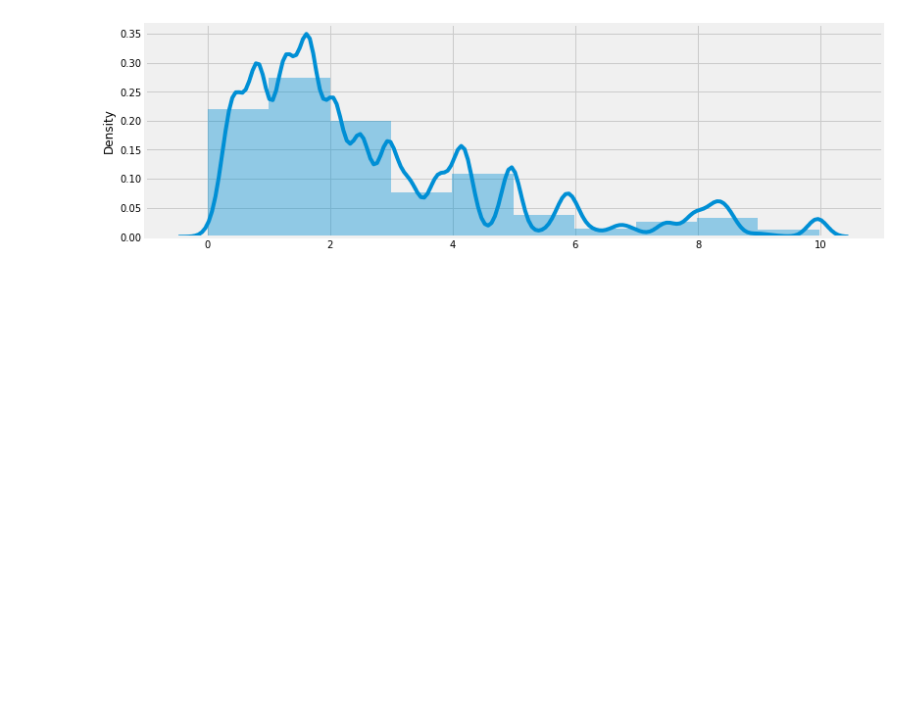
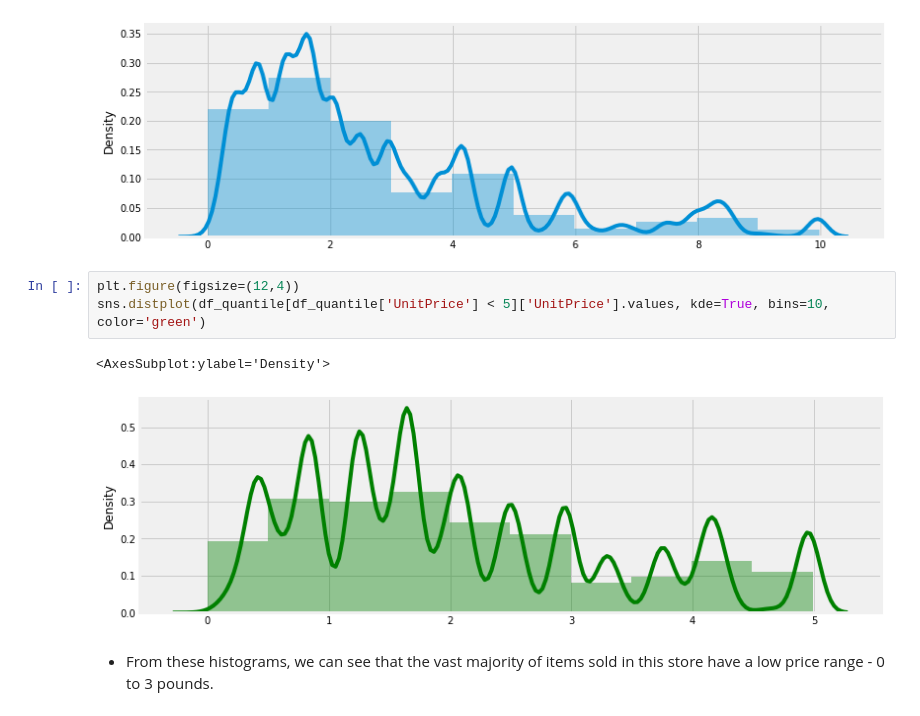
Before and after one commit to AmirMotefaker/Predicting-Sales-Ecommerce, a Jupyter notebook: predicting-sales-ecommerce.ipynb, the cells around one changed output. Drawn from its saved outputs; the diff is of its cells as text; blank space fills up the shorter version.

```diff
--- a/predicting-sales-ecommerce.ipynb
+++ b/predicting-sales-ecommerce.ipynb
@@ -489,3 +489,11 @@ sns.distplot(df_quantile[df_quantile['UnitPrice'] < 10]['UnitPrice'].values, kde
 # %% [output]
 <AxesSubplot:ylabel='Density'>
 [figure]
+# %%
+plt.figure(figsize=(12,4))
+sns.distplot(df_quantile[df_quantile['UnitPrice'] < 5]['UnitPrice'].values, kde=True, bins=10, color='green')
+# %% [output]
+<AxesSubplot:ylabel='Density'>
+[figure, added]
+# %% [markdown]
+- From these histograms, we can see that the vast majority of items sold in this store have a low price range - 0 to 3 pounds.
```
Also changed, not shown: parts of 1 cell of this notebook.
